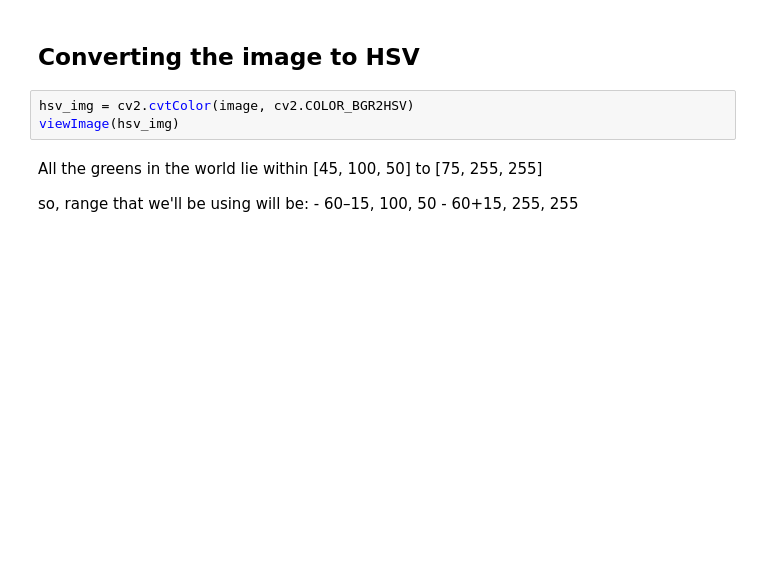
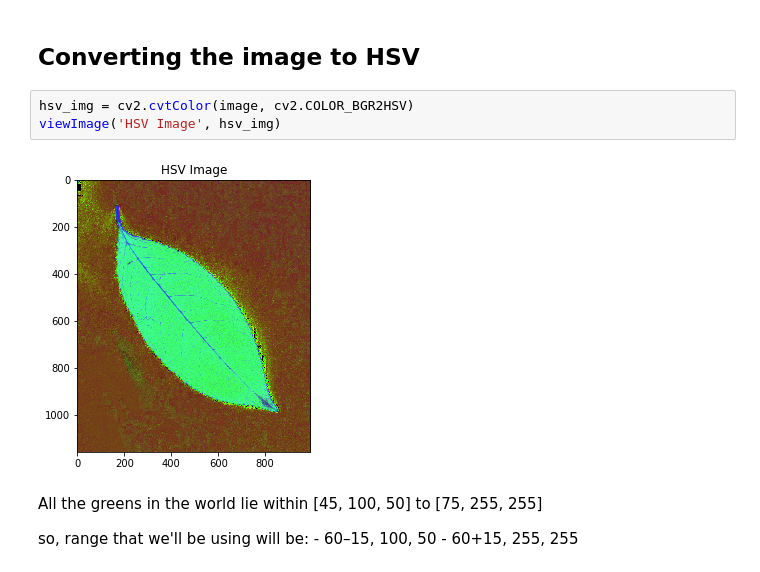
Before and after one commit to adisakshya/color-detection-and-segmentations, a Jupyter notebook: object_detection/Leaf Detection.ipynb, the cells around one changed output. Cells and saved outputs as stored; diff of their text form; blank space fills up the shorter version.

```diff
--- a/object_detection/Leaf Detection.ipynb
+++ b/object_detection/Leaf Detection.ipynb
@@ -34,7 +45,9 @@ print( green_hsv)
 ## Converting the image to HSV
 # %%
 hsv_img = cv2.cvtColor(image, cv2.COLOR_BGR2HSV)
-viewImage(hsv_img)
+viewImage('HSV Image', hsv_img)
+# %% [output]
+[figure, added]
 # %% [markdown]
 All the greens in the world lie within [45, 100, 50] to [75, 255, 255]
 
```
Also changed, not shown: parts of 14 cells of this notebook.
